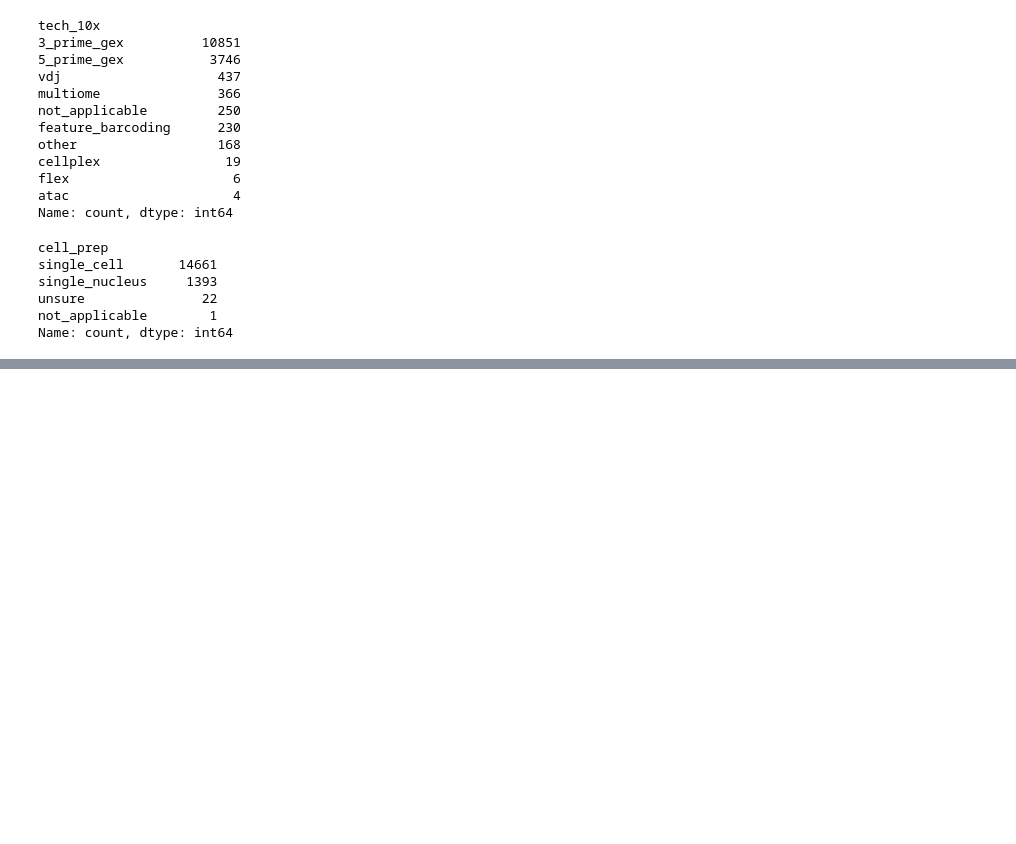
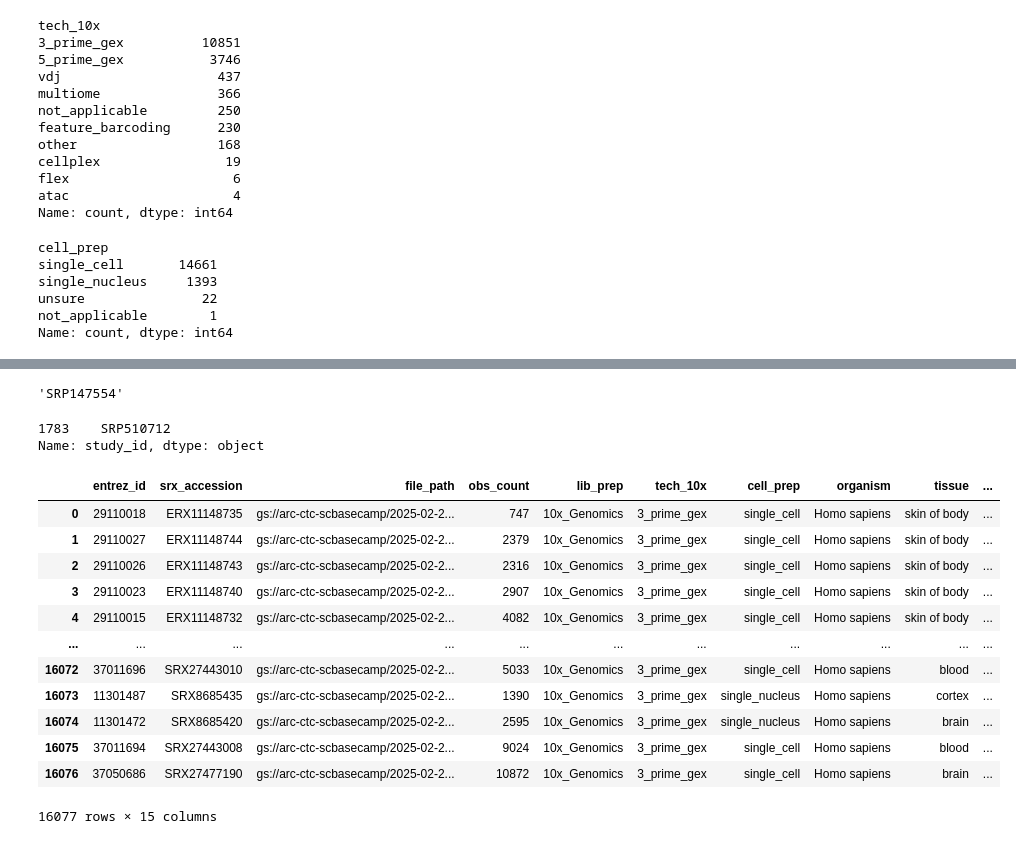
Before and after one commit to maarten-devries/basecamp, a Jupyter notebook: scBaseCamp_tutorial.ipynb, the cells around one changed output, grey strips where cells are left out. Drawn from its saved outputs; the diff is of its cells as text; code cells hidden in the pictures; blank space fills up the shorter version.

Commit message:
trying study id

```diff
--- a/scBaseCamp_tutorial.ipynb
+++ b/scBaseCamp_tutorial.ipynb
@@ -192,0 +300,4 @@ Name: count, dtype: int64
+# %%
+rest = result_df.loc[result_df['study_id'].isnull()].copy()
+# %%
+rest_df = process_dataframe(rest, accession_col='srx_accession', output_col='study_id')
@@ -192,0 +306,5 @@ Name: count, dtype: int64
+# %%
+mapping = dict(zip(rest_df['srx_accession'], rest_df['study_id']))
+# %%
+## apply the mapping, but only to the nulls
+result_df.loc[result_df['study_id'].isnull(), 'study_id'] = result_df['srx_accession'].map(mapping)
@@ -192,0 +339,9 @@ Name: count, dtype: int64
+# %%
+get_study_id("SRX5126512")  ## Returns "ERP149679"
+# %% [output]
+'SRP147554'
+# %%
+result_df.loc[result_df['srx_accession'] == 'SRX5126512', 'study_id']
+# %% [output]
+1783    SRP510712
+Name: study_id, dtype: object
@@ -192,0 +350,16 @@ Name: count, dtype: int64
+# %%
+result_df
+# %% [output]
+|  | entrez_id | srx_accession | file_path | obs_count | lib_prep | tech_10x | cell_prep | organism | tissue | ... |
+| 0 | 29110018 | ERX11148735 | gs://arc-ctc-scbasecamp/2025-02-2... | 747 | 10x_Genomics | 3_prime_gex | single_cell | Homo sapiens | skin of body | ... |
+| 1 | 29110027 | ERX11148744 | gs://arc-ctc-scbasecamp/2025-02-2... | 2379 | 10x_Genomics | 3_prime_gex | single_cell | Homo sapiens | skin of body | ... |
+| 2 | 29110026 | ERX11148743 | gs://arc-ctc-scbasecamp/2025-02-2... | 2316 | 10x_Genomics | 3_prime_gex | single_cell | Homo sapiens | skin of body | ... |
+| 3 | 29110023 | ERX11148740 | gs://arc-ctc-scbasecamp/2025-02-2... | 2907 | 10x_Genomics | 3_prime_gex | single_cell | Homo sapiens | skin of body | ... |
+| 4 | 29110015 | ERX11148732 | gs://arc-ctc-scbasecamp/2025-02-2... | 4082 | 10x_Genomics | 3_prime_gex | single_cell | Homo sapiens | skin of body | ... |
+| ... | ... | ... | ... | ... | ... | ... | ... | ... | ... | ... |
+| 16072 | 37011696 | SRX27443010 | gs://arc-ctc-scbasecamp/2025-02-2... | 5033 | 10x_Genomics | 3_prime_gex | single_cell | Homo sapiens | blood | ... |
+| 16073 | 11301487 | SRX8685435 | gs://arc-ctc-scbasecamp/2025-02-2... | 1390 | 10x_Genomics | 3_prime_gex | single_nucleus | Homo sapiens | cortex | ... |
+| 16074 | 11301472 | SRX8685420 | gs://arc-ctc-scbasecamp/2025-02-2... | 2595 | 10x_Genomics | 3_prime_gex | single_nucleus | Homo sapiens | brain | ... |
+| 16075 | 37011694 | SRX27443008 | gs://arc-ctc-scbasecamp/2025-02-2... | 9024 | 10x_Genomics | 3_prime_gex | single_cell | Homo sapiens | blood | ... |
+| 16076 | 37050686 | SRX27477190 | gs://arc-ctc-scbasecamp/2025-02-2... | 10872 | 10x_Genomics | 3_prime_gex | single_cell | Homo sapiens | brain | ... |
+16077 rows × 15 columns
```
Also changed, not shown: parts of 54 cells of this notebook, 2 other files.
